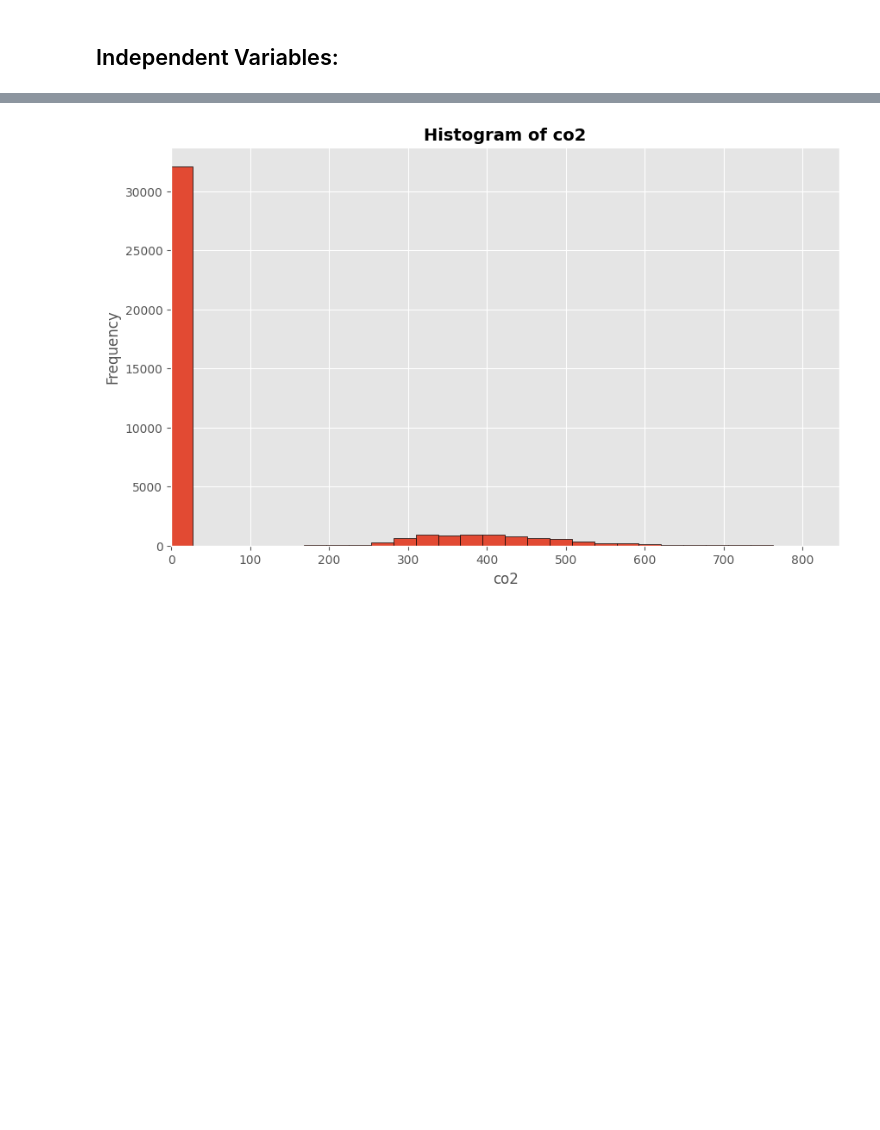
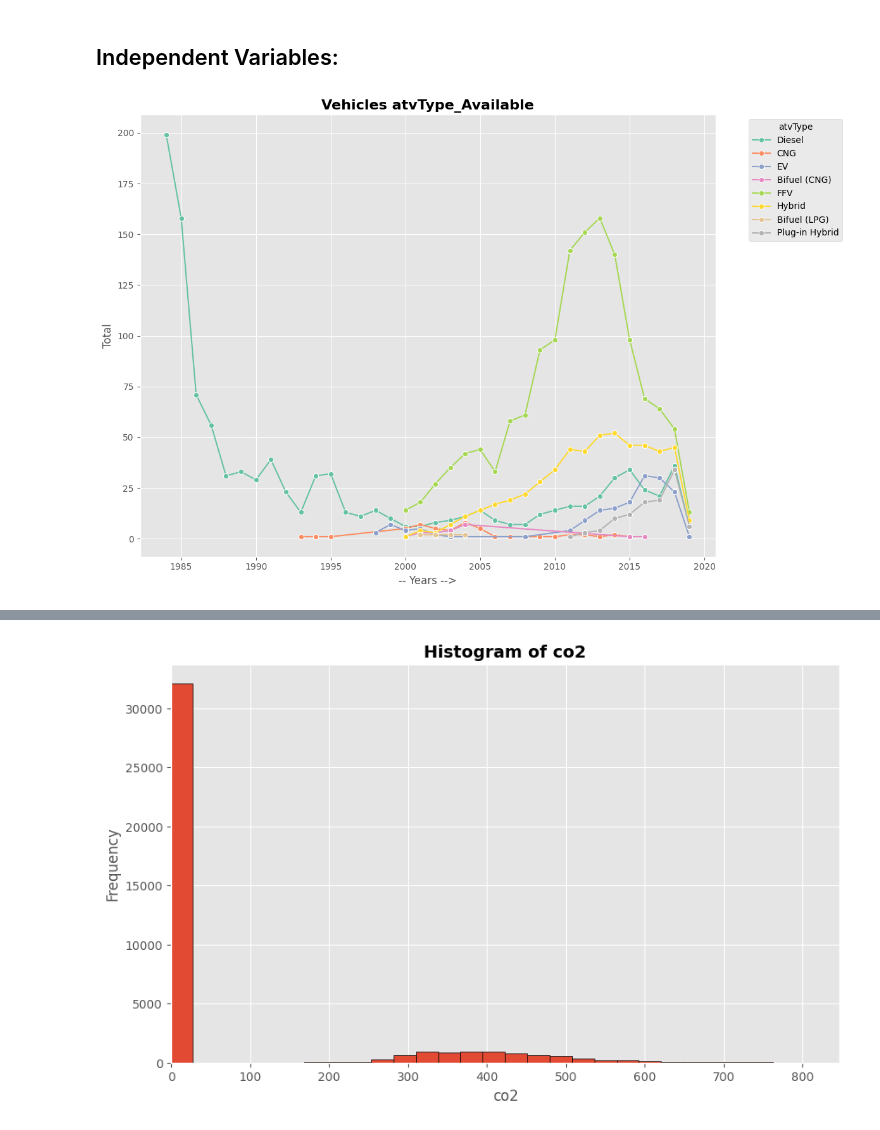
Before and after one commit to alkhalifas/cs6140-machine-learning, a Jupyter notebook: assignment1/assignment1_eda.ipynb, the cells around one changed output, grey strips where cells are left out. Saved outputs shown, nothing was run; the diff lists cells and outputs as text; code cells hidden in the pictures; blank space fills up the shorter version.

```diff
--- a/assignment1/assignment1_eda.ipynb
+++ b/assignment1/assignment1_eda.ipynb
@@ -421,3 +518,7 @@ zero_UCity_vehicles = sdf.get_zero_UCity_vehicles()
 21505    Porsche                              924 S                  Regular           NaN
 # %% [markdown]
 ## Independent Variables:
+# %%
+sdf.plot_atvType_over_years()
+# %% [output]
+[figure, added]
```
Also changed, not shown: parts of 6 cells of this notebook.
